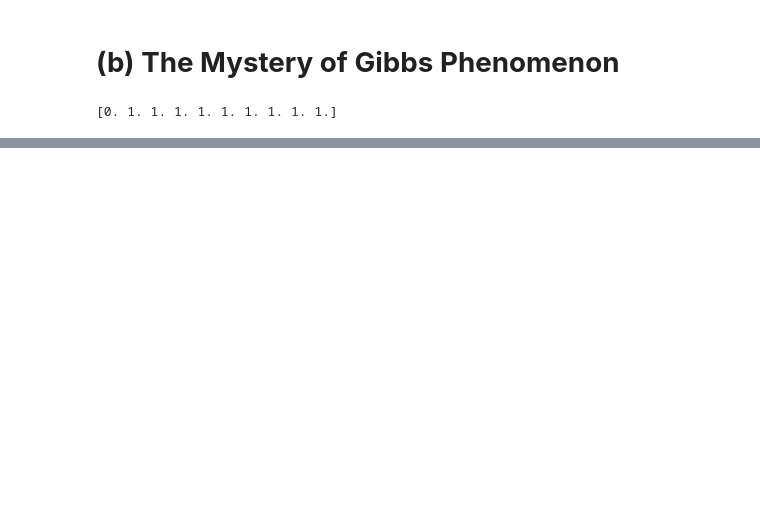
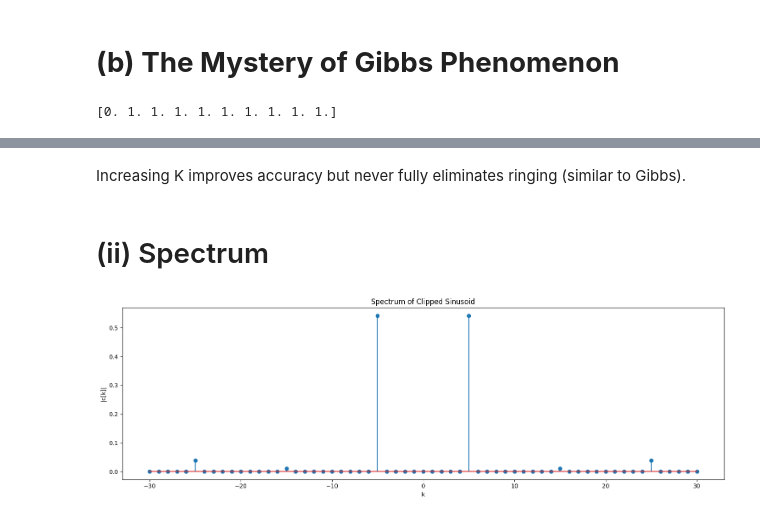
Before and after one commit to VA0910/Assignment-DA321, a Jupyter notebook: Assignment1/Task-A/TaskA.ipynb, the cells around one changed output, grey strips where cells are left out. Cells and saved outputs as stored; diff of their text form; code cells hidden in the pictures; blank space fills up the shorter version.

```diff
--- a/Assignment1/Task-A/TaskA.ipynb
+++ b/Assignment1/Task-A/TaskA.ipynb
@@ -192,0 +297,20 @@ First 10 reconstructed values:
+# %% [markdown]
+Increasing K improves accuracy but never fully eliminates ringing (similar to Gibbs).
+# %% [markdown]
+# (ii) Spectrum
+# %%
+
+plt.figure(figsize=(15, 5))
+K = 30
+c = compute_Fourier_Series(x, t, K, T)
+ks = np.arange(-K, K+1)
+
+plt.stem(ks, np.abs(c))
+plt.title("Spectrum of Clipped Sinusoid")
+plt.xlabel("k")
+plt.ylabel("|c[k]|")
+
+plt.tight_layout()
+plt.show()
+# %% [output]
+[figure, added]
```
Also changed, not shown: parts of 16 cells of this notebook, 18 other files.
